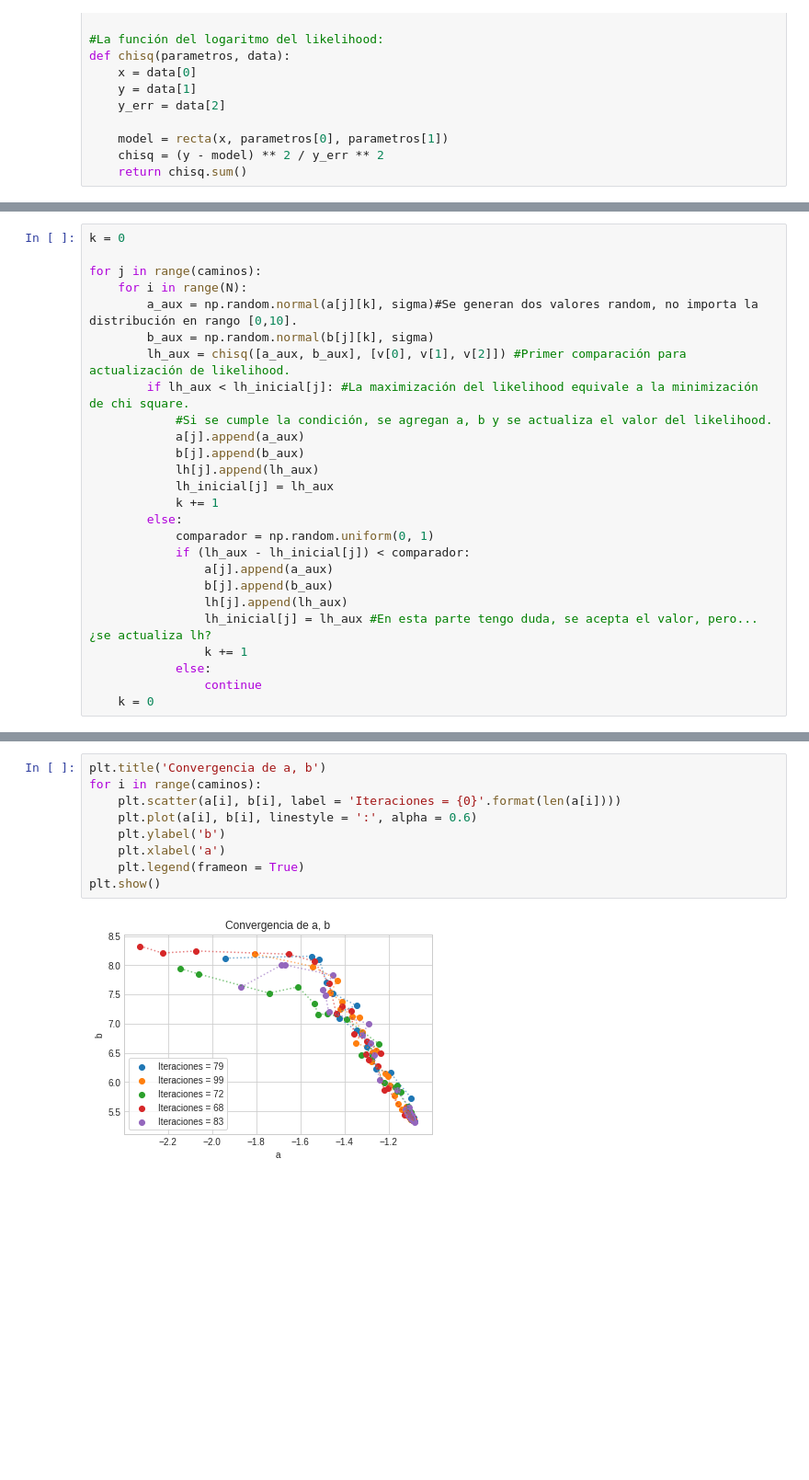
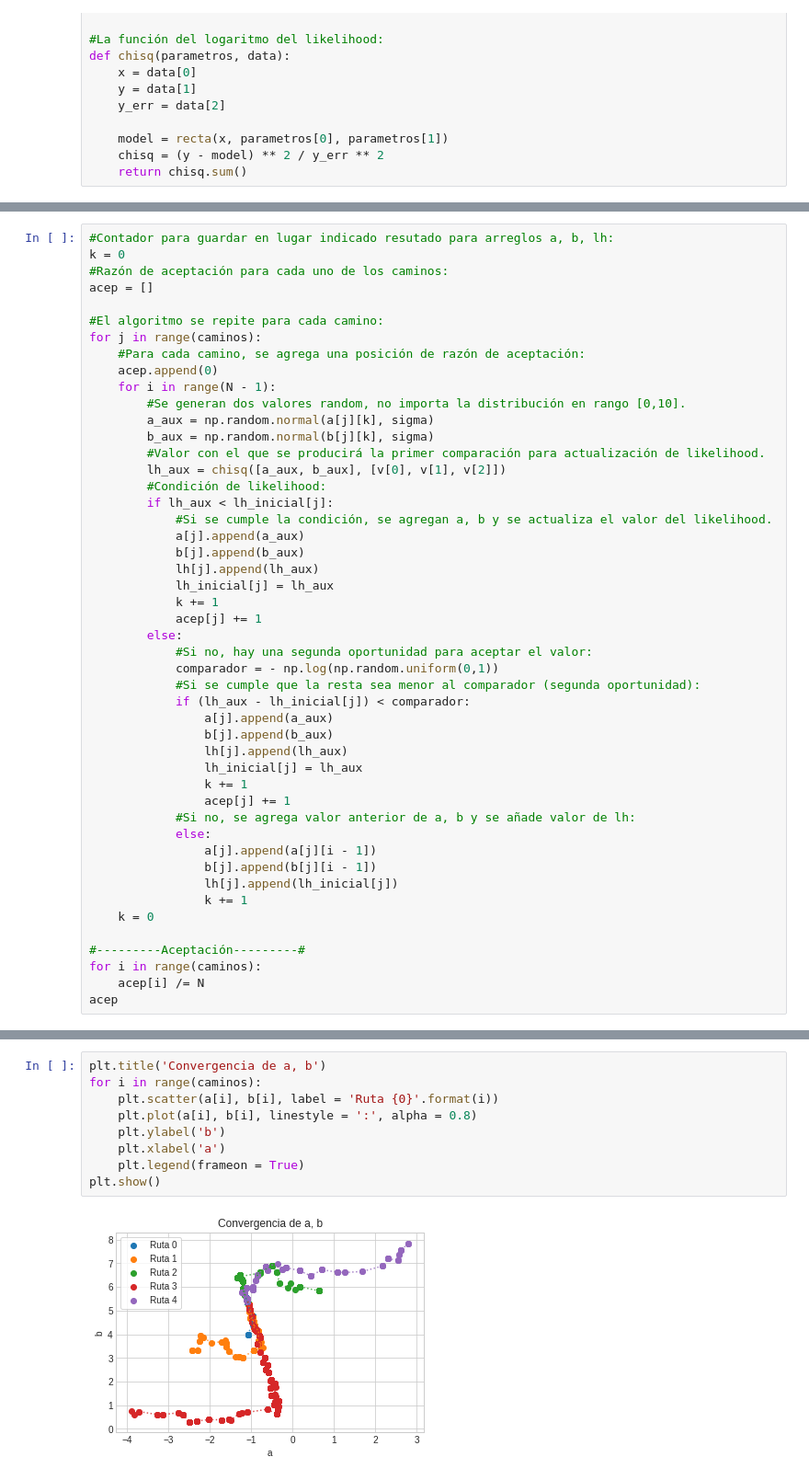
Before and after one commit to DCIDA2019/da2019-MIMIMUSTAINE, a Jupyter notebook: Semana9/Trabajo/Trabajo.ipynb, the cells around one changed output, grey strips where cells are left out. Shown: that part at 92% size. Saved outputs shown, nothing was run; the diff lists cells and outputs as text; blank space fills up the shorter version.

```diff
--- a/Semana9/Trabajo/Trabajo.ipynb
+++ b/Semana9/Trabajo/Trabajo.ipynb
@@ -74,28 +58,50 @@ for i in range(caminos):
     b.append([b_inicial[i]])
     lh.append([lh_inicial[i]])
 # %%
+#Contador para guardar en lugar indicado resutado para arreglos a, b, lh:
 k = 0
+#Razón de aceptación para cada uno de los caminos:
+acep = []
 
+#El algoritmo se repite para cada camino:
 for j in range(caminos):
-    for i in range(N):
-        a_aux = np.random.normal(a[j][k], sigma)#Se generan dos valores random, no importa la distribución en rango [0,10].
+    #Para cada camino, se agrega una posición de razón de aceptación:
+    acep.append(0)
+    for i in range(N - 1):
+        #Se generan dos valores random, no importa la distribución en rango [0,10].
+        a_aux = np.random.normal(a[j][k], sigma)
         b_aux = np.random.normal(b[j][k], sigma)
-        lh_aux = chisq([a_aux, b_aux], [v[0], v[1], v[2]]) #Primer comparación para actualización de likelihood.
-        if lh_aux < lh_inicial[j]: #La maximización del likelihood equivale a la minimización de chi square.
+        #Valor con el que se producirá la primer comparación para actualización de likelihood.
+        lh_aux = chisq([a_aux, b_aux], [v[0], v[1], v[2]])
+        #Condición de likelihood:
+        if lh_aux < lh_inicial[j]:
             #Si se cumple la condición, se agregan a, b y se actualiza el valor del likelihood.
             a[j].append(a_aux)
             b[j].append(b_aux)
             lh[j].append(lh_aux)
             lh_inicial[j] = lh_aux
             k += 1
+            acep[j] += 1
         else:
-            comparador = np.random.uniform(0, 1)
+            #Si no, hay una segunda oportunidad para aceptar el valor:
+            comparador = - np.log(np.random.uniform(0,1))
+            #Si se cumple que la resta sea menor al comparador (segunda oportunidad):
             if (lh_aux - lh_inicial[j]) < comparador:
                 a[j].append(a_aux)
                 b[j].append(b_aux)
                 lh[j].append(lh_aux)
-                lh_inicial[j] = lh_aux #En esta parte tengo duda, se acepta el valor, pero... ¿se actualiza lh?
+                lh_inicial[j] = lh_aux
                 k += 1
+                acep[j] += 1
+            #Si no, se agrega valor anterior de a, b y se añade valor de lh:
             else:
-                continue
+                a[j].append(a[j][i - 1])
+                b[j].append(b[j][i - 1])
+                lh[j].append(lh_inicial[j])
+                k += 1
     k = 0
+
+#---------Aceptación---------#
+for i in range(caminos):
+    acep[i] /= N
+acep
@@ -114,14 +115,14 @@ parametros
 # %%
 plt.title('Convergencia de a, b')
 for i in range(caminos):
-    plt.scatter(a[i], b[i], label = 'Iteraciones = {0}'.format(len(a[i])))
-    plt.plot(a[i], b[i], linestyle = ':', alpha = 0.6)
+    plt.scatter(a[i], b[i], label = 'Ruta {0}'.format(i))
+    plt.plot(a[i], b[i], linestyle = ':', alpha = 0.8)
     plt.ylabel('b')
     plt.xlabel('a')
     plt.legend(frameon = True)
 plt.show()
 # %% [output]
-[figure, old version]
+[figure, new version]
 # %%
 a_total = []
 
```
Also changed, not shown: parts of 21 cells of this notebook.
